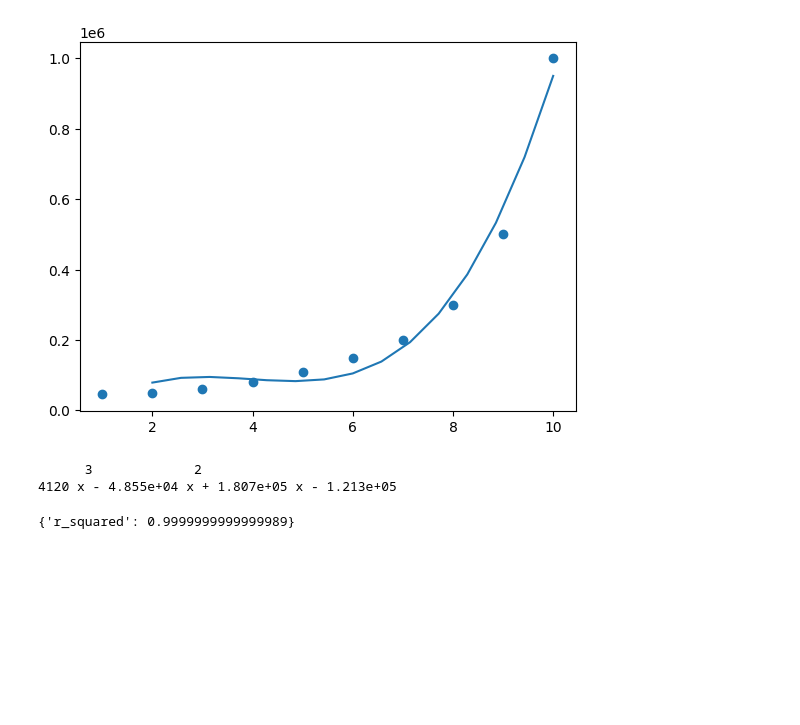
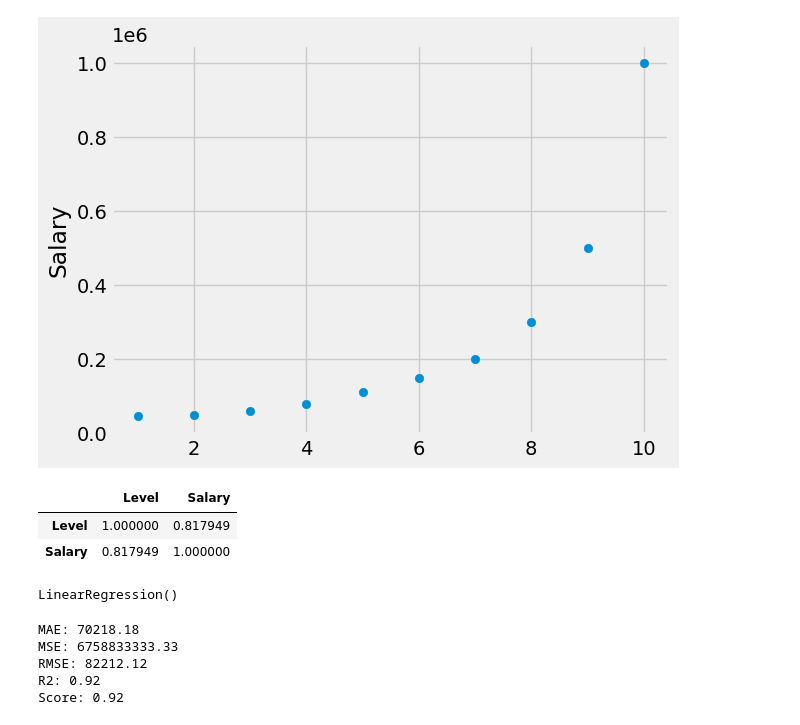
Before and after one commit to playnik94/PDS_3_DZ_Liashenko, a Jupyter notebook: Lesson_37/dz_37.ipynb, the cells around one changed output. Saved outputs shown, nothing was run; the diff lists cells and outputs as text; code cells hidden in the pictures; blank space fills up the shorter version.

```diff
--- a/Lesson_37/dz_37.ipynb
+++ b/Lesson_37/dz_37.ipynb
@@ -30,30 +9,18 @@ plt.scatter(X, y)
-# %%
-model = np.poly1d(np.polyfit(X, y, 3))
-polyline = np.linspace(2, 10, 15)
-plt.scatter(X, y)
-plt.plot(polyline, model(polyline))
-plt.show()
-print(model)
-# %% [output]
-[figure, removed]
-      3             2
-4120 x - 4.855e+04 x + 1.807e+05 x - 1.213e+05
-# %%
-#define function to calculate r-squared
-def polyfit(x, y, degree):
-    results = {}
-    coeffs = np.polyfit(x, y, degree)
-    p = np.poly1d(coeffs)
- #calculate r-squared
-    yhat = p(x)
-    ybar = np.sum(y)/len(y)
-    ssreg = np.sum((yhat-ybar)**2)
-    sstot = np.sum((y - ybar)**2)
-    results['r_squared'] = ssreg / sstot
-
-    return results
-
-#find r-squared of polynomial model with degree = 3
-polyfit(x, y, 3)
-# %% [output]
-{'r_squared': 0.9999999999999989}
+# %%
+df = pd.read_csv('Position_Salaries.csv')
+
+x = df.iloc[::,1]
+y = df.iloc[::,2]
+# %%
+plt.scatter(x, y)
+plt.grid(True)
+plt.ylabel('Salary')
+plt.show()
+# %% [output]
+[figure, added]
+# %%
+df.iloc[::, 1:3].corr()
+# %% [output]
+|  | Level | Salary |
+| Level | 1.000000 | 0.817949 |
+| Salary | 0.817949 | 1.000000 |
@@ -59,0 +30,8 @@ polyfit(x, y, 3)
+# %%
+model_poly = PolynomialFeatures(degree=2)
+x_poly = model_poly.fit_transform(x)
+
+model_l_p = LinearRegression()
+model_l_p.fit(x_poly, y)
+# %% [output]
+LinearRegression()
@@ -59,0 +40,13 @@ polyfit(x, y, 3)
+# %%
+MAE = mean_absolute_error(y, y_pred_poly)
+MSE = mean_squared_error(y, y_pred_poly)
+RMSE = MSE**0.5
+r2 = r2_score(y, y_pred_poly)
+
+print(f'MAE: {MAE:.2f}', f'MSE: {MSE:.2f}', f'RMSE: {RMSE:.2f}', f'R2: {r2:.2f}', f'Score: {model_l_p.score(x_poly, y):.2f}', sep='\n')
+# %% [output]
+MAE: 70218.18
+MSE: 6758833333.33
+RMSE: 82212.12
+R2: 0.92
+Score: 0.92
```
Also changed, not shown: parts of 6 cells of this notebook, 3 other files.
